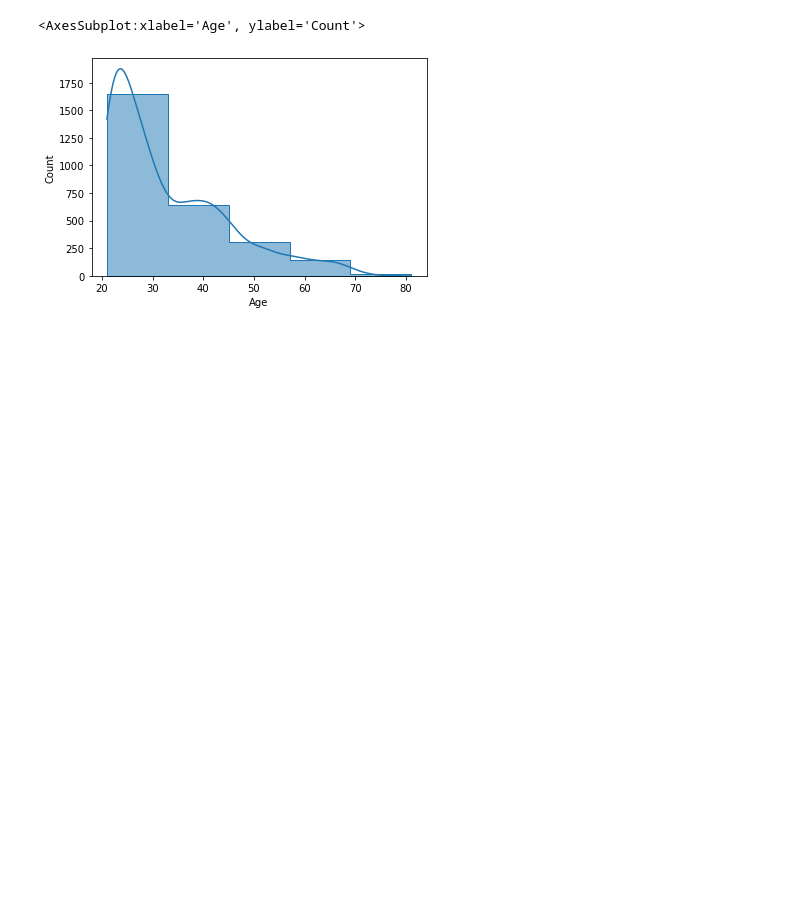
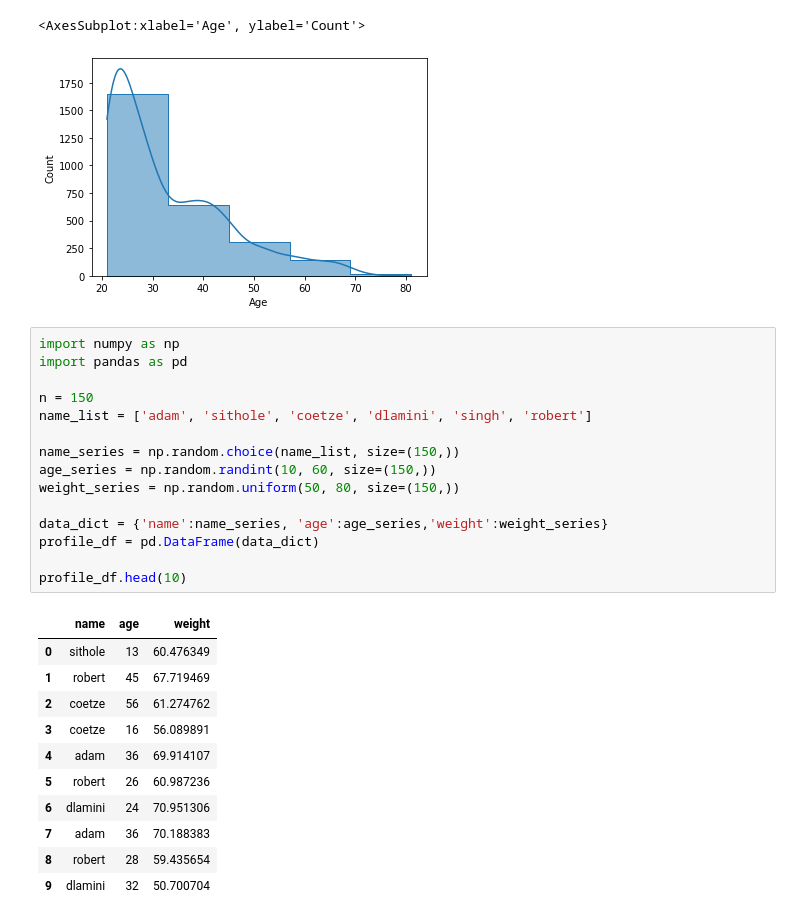
Before and after one commit to YvesMatanga/freemium_datascience, a Jupyter notebook: python/descriptive-stats and data visualisation/Numerical Analysis, Data Organisation and Data Visualisation.ipynb, the cells around one changed output. Cells and saved outputs as stored; diff of their text form; blank space fills up the shorter version.

```diff
--- a/python/descriptive-stats and data visualisation/Numerical Analysis, Data Organisation and Data Visualisation.ipynb
+++ b/python/descriptive-stats and data visualisation/Numerical Analysis, Data Organisation and Data Visualisation.ipynb
@@ -467,3 +469,30 @@ sns.histplot(df['Age'], bins=5, element="step", kde=True)
 # %% [output]
 <AxesSubplot:xlabel='Age', ylabel='Count'>
 [figure]
+# %%
+import numpy as np
+import pandas as pd
+
+n = 150
+name_list = ['adam', 'sithole', 'coetze', 'dlamini', 'singh', 'robert']
+
+name_series = np.random.choice(name_list, size=(150,))
+age_series = np.random.randint(10, 60, size=(150,))
+weight_series = np.random.uniform(50, 80, size=(150,))
+
+data_dict = {'name':name_series, 'age':age_series,'weight':weight_series}
+profile_df = pd.DataFrame(data_dict)
+
+profile_df.head(10)
+# %% [output]
+|  | name | age | weight |
+| 0 | sithole | 13 | 60.476349 |
+| 1 | robert | 45 | 67.719469 |
+| 2 | coetze | 56 | 61.274762 |
+| 3 | coetze | 16 | 56.089891 |
+| 4 | adam | 36 | 69.914107 |
+| 5 | robert | 26 | 60.987236 |
+| 6 | dlamini | 24 | 70.951306 |
+| 7 | adam | 36 | 70.188383 |
+| 8 | robert | 28 | 59.435654 |
+| 9 | dlamini | 32 | 50.700704 |
```
Also changed, not shown: parts of 1 cell of this notebook, 6 other files.
